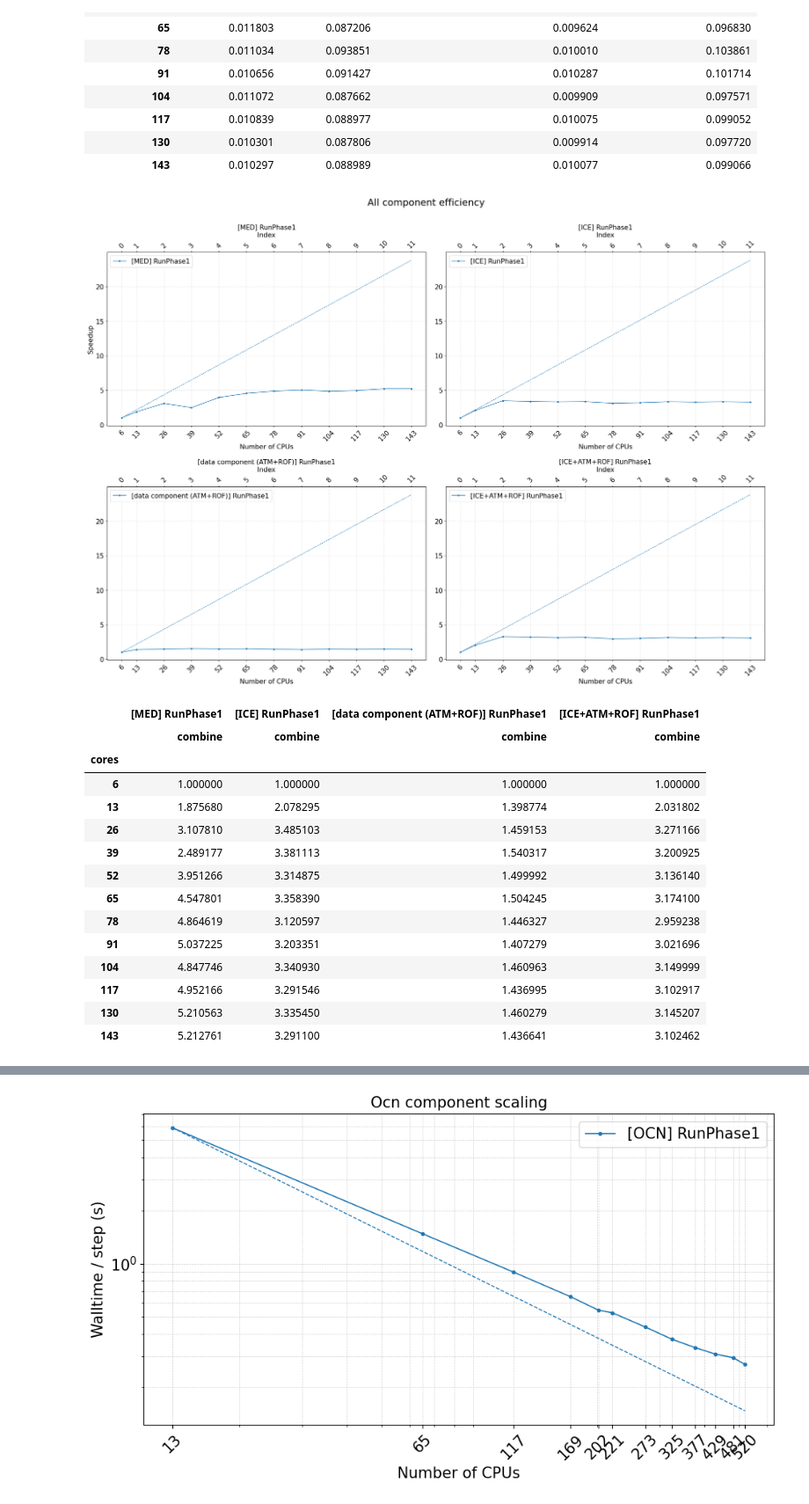
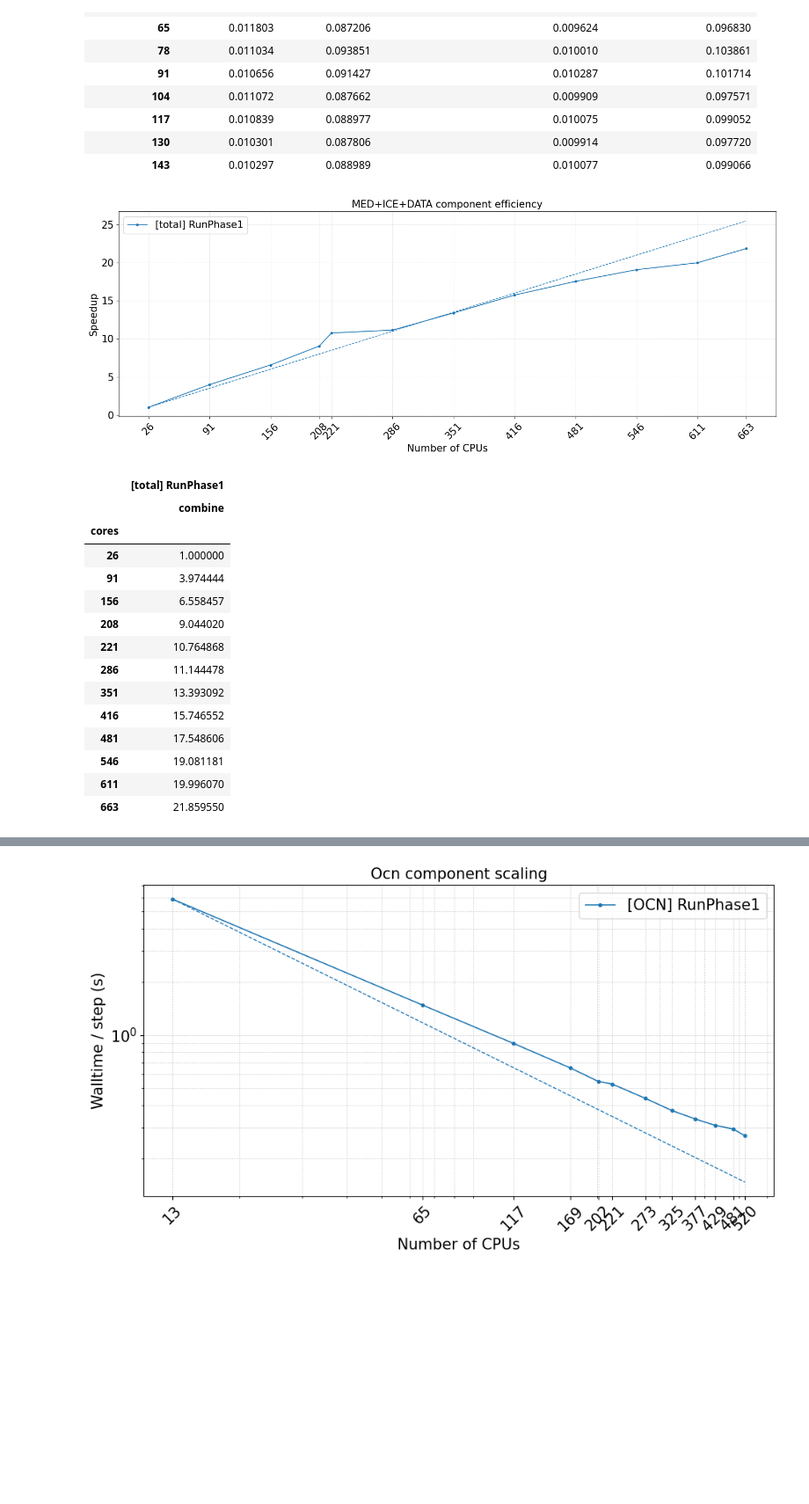
Before and after one commit to minghangli-uni/sandbox, a Jupyter notebook: scalings/esmf_trace_om3_mc100km_update.ipynb, the cells around one changed output, grey strips where cells are left out. Shown at 88% size. Saved outputs shown, nothing was run; the diff lists cells and outputs as text; code cells hidden in the pictures; blank space fills up the shorter version.

Commit message:
Update scalings/esmf_trace_om3_mc100km_update.ipynb with efficiency and speedup plots

```diff
--- a/scalings/esmf_trace_om3_mc100km_update.ipynb
+++ b/scalings/esmf_trace_om3_mc100km_update.ipynb
@@ -1571,36 +1603,36 @@ pivot_scaling_all_components
 # %%
 pivot_speedup_all_components = plot_speedup(
     stats_df=df,
     base_prefix=base_prefix,
     ycol="tavg",
     outputs=("combine",),
     output_for_ideal="combine",
     ideal_ref_index=0,
-    title="All component efficiency",
+    title="MED+ICE+DATA component efficiency",
     subplot_by_component=True,
     figsize=(22, 16),
     cores_per_component=cores_per_component,
     new_vars=new_vars,
     case_order=case_order,
 )
 pivot_speedup_all_components
 # %% [output]
-[figure, old version]
+[figure, new version]
-|  | [MED] RunPhase1 | [ICE] RunPhase1 | [data component (ATM+ROF)] RunPhase1 | [ICE+ATM+ROF] RunPhase1 |
-|  | combine | combine | combine | combine |
-| cores |  |  |  |  |
-| 6 | 1.000000 | 1.000000 | 1.000000 | 1.000000 |
-| 13 | 1.875680 | 2.078295 | 1.398774 | 2.031802 |
-| 26 | 3.107810 | 3.485103 | 1.459153 | 3.271166 |
-| 39 | 2.489177 | 3.381113 | 1.540317 | 3.200925 |
-| 52 | 3.951266 | 3.314875 | 1.499992 | 3.136140 |
-| 65 | 4.547801 | 3.358390 | 1.504245 | 3.174100 |
-| 78 | 4.864619 | 3.120597 | 1.446327 | 2.959238 |
-| 91 | 5.037225 | 3.203351 | 1.407279 | 3.021696 |
-| 104 | 4.847746 | 3.340930 | 1.460963 | 3.149999 |
-| 117 | 4.952166 | 3.291546 | 1.436995 | 3.102917 |
-| 130 | 5.210563 | 3.335450 | 1.460279 | 3.145207 |
-| 143 | 5.212761 | 3.291100 | 1.436641 | 3.102462 |
+|  | [total] RunPhase1 |
+|  | combine |
+| cores |  |
+| 26 | 1.000000 |
+| 91 | 3.974444 |
+| 156 | 6.558457 |
+| 208 | 9.044020 |
+| 221 | 10.764868 |
+| 286 | 11.144478 |
+| 351 | 13.393092 |
+| 416 | 15.746552 |
+| 481 | 17.548606 |
+| 546 | 19.081181 |
+| 611 | 19.996070 |
+| 663 | 21.859550 |
 # %%
 pivot_efficiency_all_components = plot_efficiency(
     stats_df=df,
```
Also changed, not shown: parts of 3 cells of this notebook.
